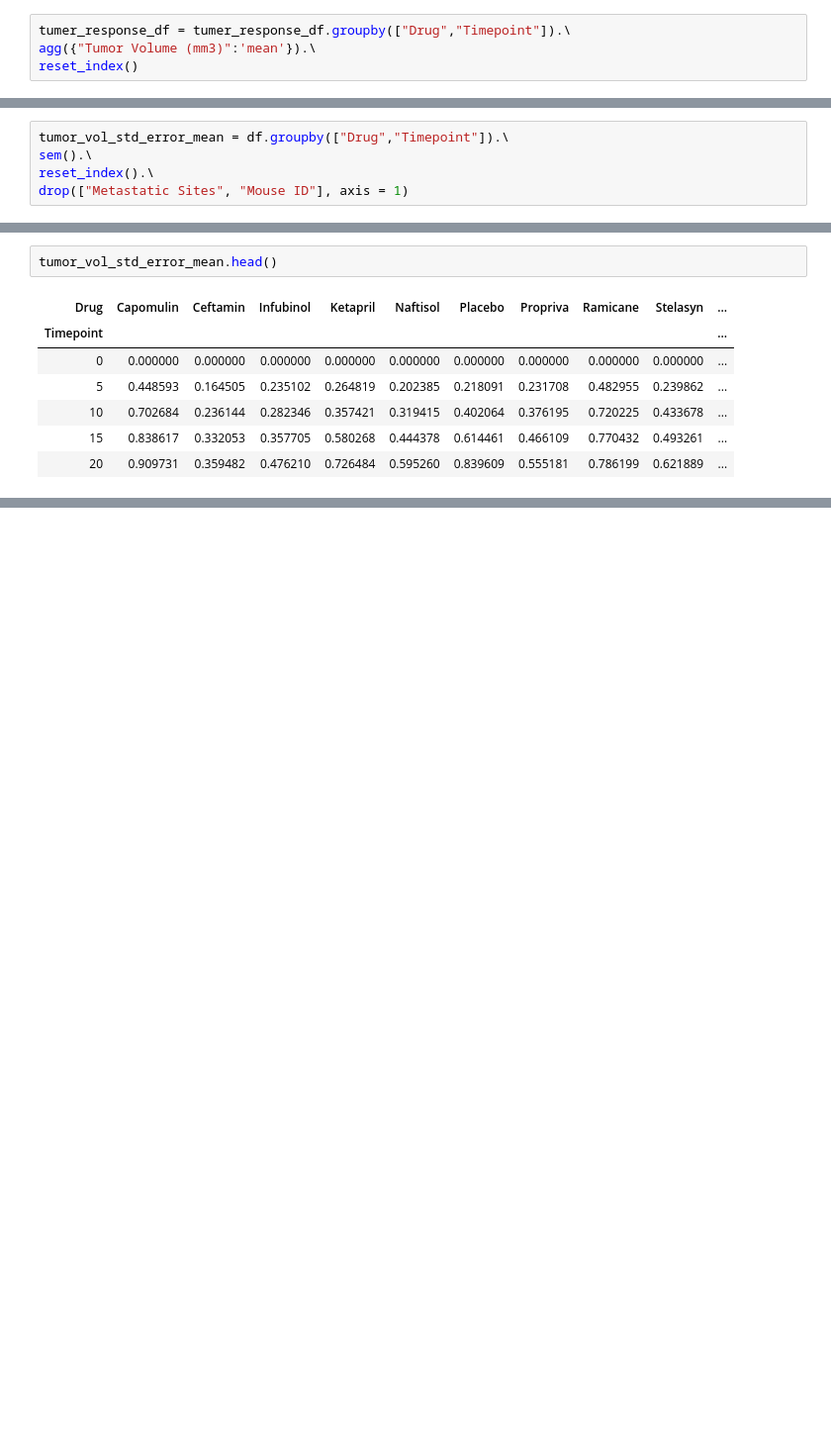
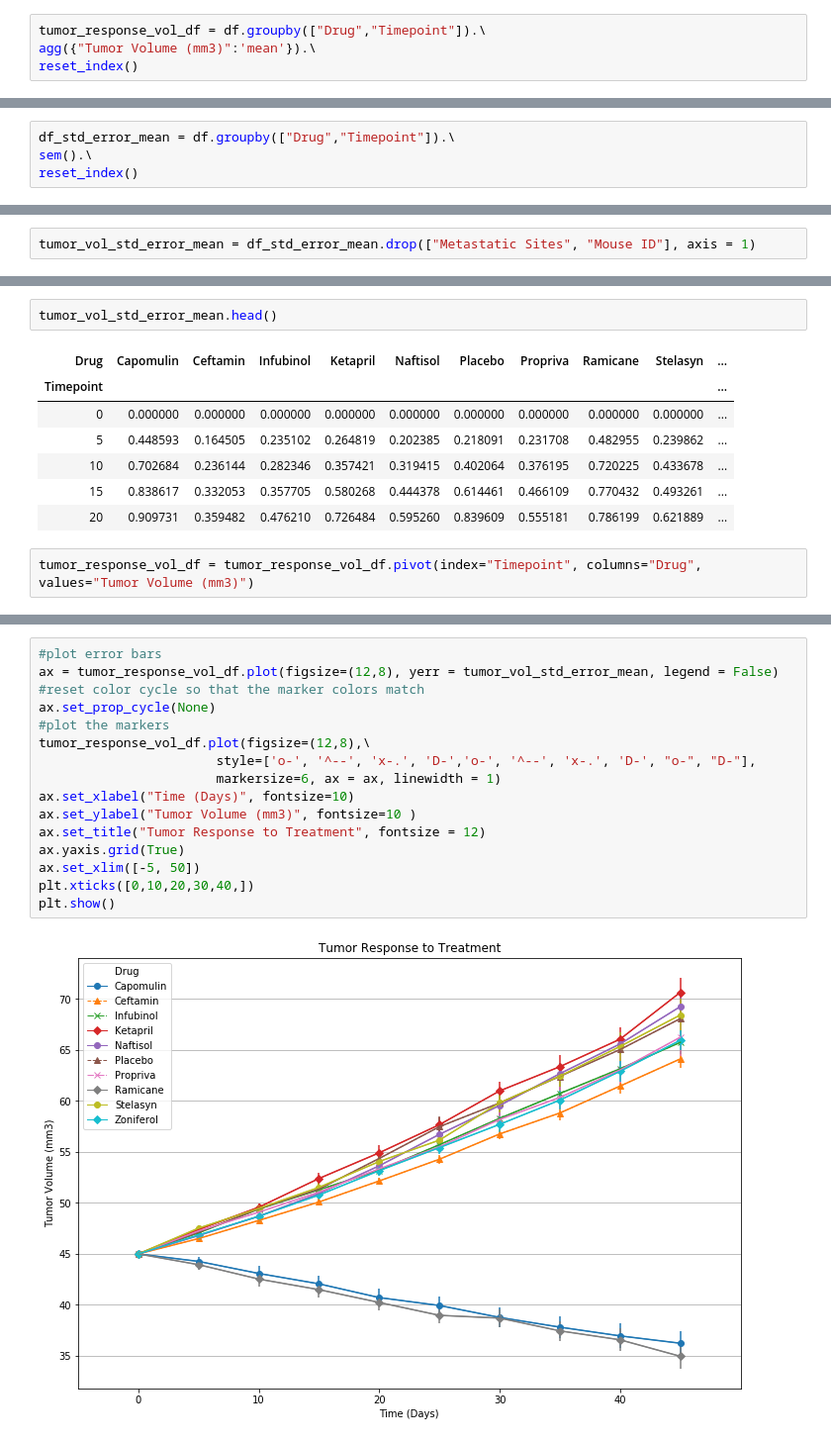
Before and after one commit to tamu94/matplotlib-challenge, a Jupyter notebook: Pymaceuticals/pymaceuticals_final.ipynb, the cells around one changed output, grey strips where cells are left out. Shown at 99% size. Saved outputs shown, nothing was run; the diff lists cells and outputs as text; blank space fills up the shorter version.

Commit message:
completed line plots

```diff
--- a/Pymaceuticals/pymaceuticals_final.ipynb
+++ b/Pymaceuticals/pymaceuticals_final.ipynb
@@ -41,5 +41,5 @@ tumer_response_df = df
 # %%
-tumer_response_df = tumer_response_df.groupby(["Drug","Timepoint"]).\
+tumor_response_vol_df = df.groupby(["Drug","Timepoint"]).\
 agg({"Tumor Volume (mm3)":'mean'}).\
 reset_index()
 # %%
@@ -65,0 +69,4 @@ tumer_response_df.head()
+# %%
+df_std_error_mean = df.groupby(["Drug","Timepoint"]).\
+sem().\
+reset_index()
@@ -66,8 +75,5 @@ tumer_response_df.head()
 # %%
-tumor_vol_std_error_mean = df.groupby(["Drug","Timepoint"]).\
-sem().\
-reset_index().\
-drop(["Metastatic Sites", "Mouse ID"], axis = 1)
+tumor_vol_std_error_mean = df_std_error_mean.drop(["Metastatic Sites", "Mouse ID"], axis = 1)
 # %%
 tumor_vol_std_error_mean.head()
 # %% [output]
@@ -89,3 +95,5 @@ tumor_vol_std_error_mean.head()
 | 10 | 0.702684 | 0.236144 | 0.282346 | 0.357421 | 0.319415 | 0.402064 | 0.376195 | 0.720225 | 0.433678 | ... |
 | 15 | 0.838617 | 0.332053 | 0.357705 | 0.580268 | 0.444378 | 0.614461 | 0.466109 | 0.770432 | 0.493261 | ... |
 | 20 | 0.909731 | 0.359482 | 0.476210 | 0.726484 | 0.595260 | 0.839609 | 0.555181 | 0.786199 | 0.621889 | ... |
+# %%
+tumor_response_vol_df = tumor_response_vol_df.pivot(index="Timepoint", columns="Drug", values="Tumor Volume (mm3)")
@@ -91,0 +119,18 @@ tumor_vol_std_error_mean.head()
+# %%
+#plot error bars
+ax = tumor_response_vol_df.plot(figsize=(12,8), yerr = tumor_vol_std_error_mean, legend = False)
+#reset color cycle so that the marker colors match
+ax.set_prop_cycle(None)
+#plot the markers
+tumor_response_vol_df.plot(figsize=(12,8),\
+                       style=['o-', '^--', 'x-.', 'D-','o-', '^--', 'x-.', 'D-', "o-", "D-"],
+                       markersize=6, ax = ax, linewidth = 1)
+ax.set_xlabel("Time (Days)", fontsize=10)
+ax.set_ylabel("Tumor Volume (mm3)", fontsize=10 )
+ax.set_title("Tumor Response to Treatment", fontsize = 12)
+ax.yaxis.grid(True)
+ax.set_xlim([-5, 50])
+plt.xticks([0,10,20,30,40,])
+plt.show()
+# %% [output]
+[figure, added]
```
Also changed, not shown: parts of 28 cells of this notebook.
